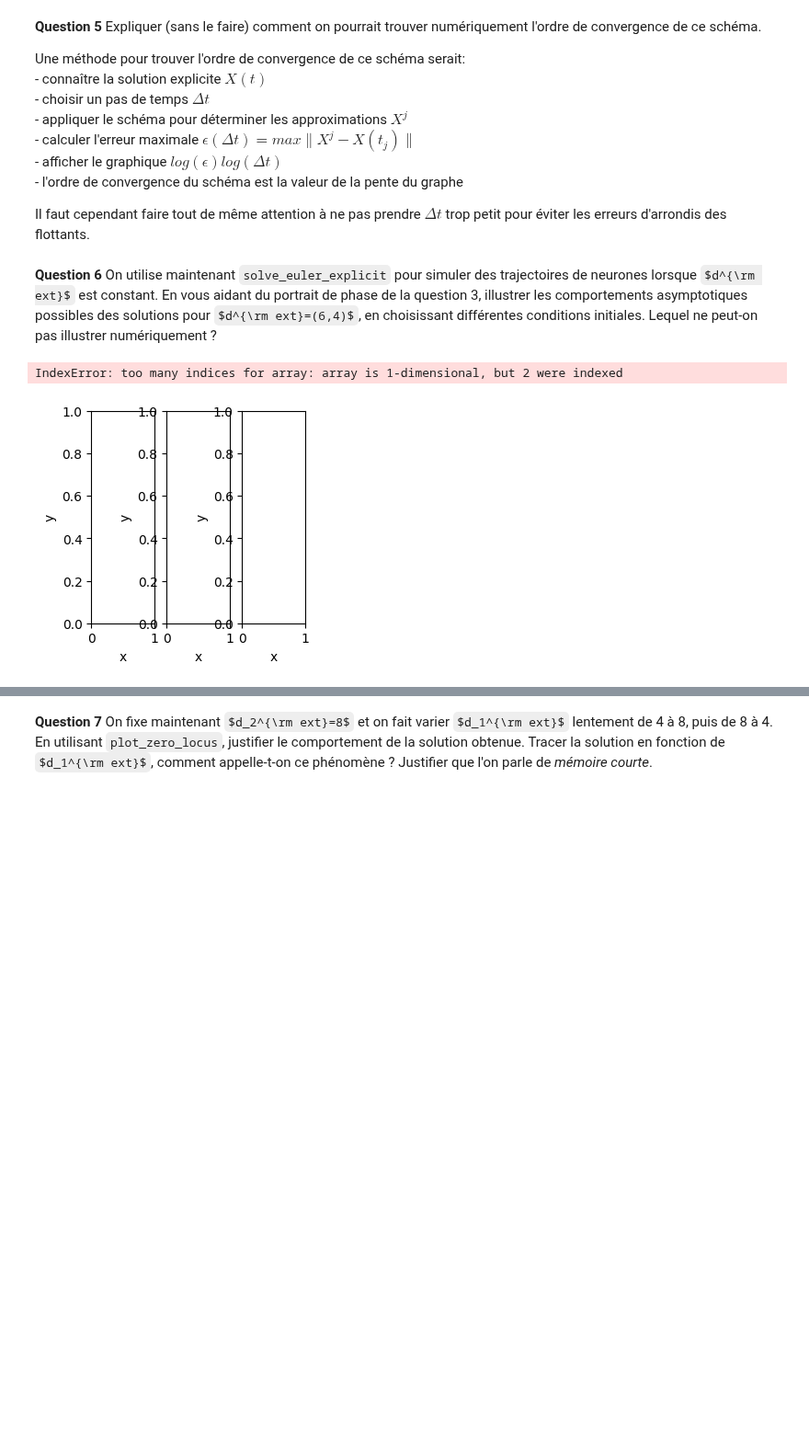
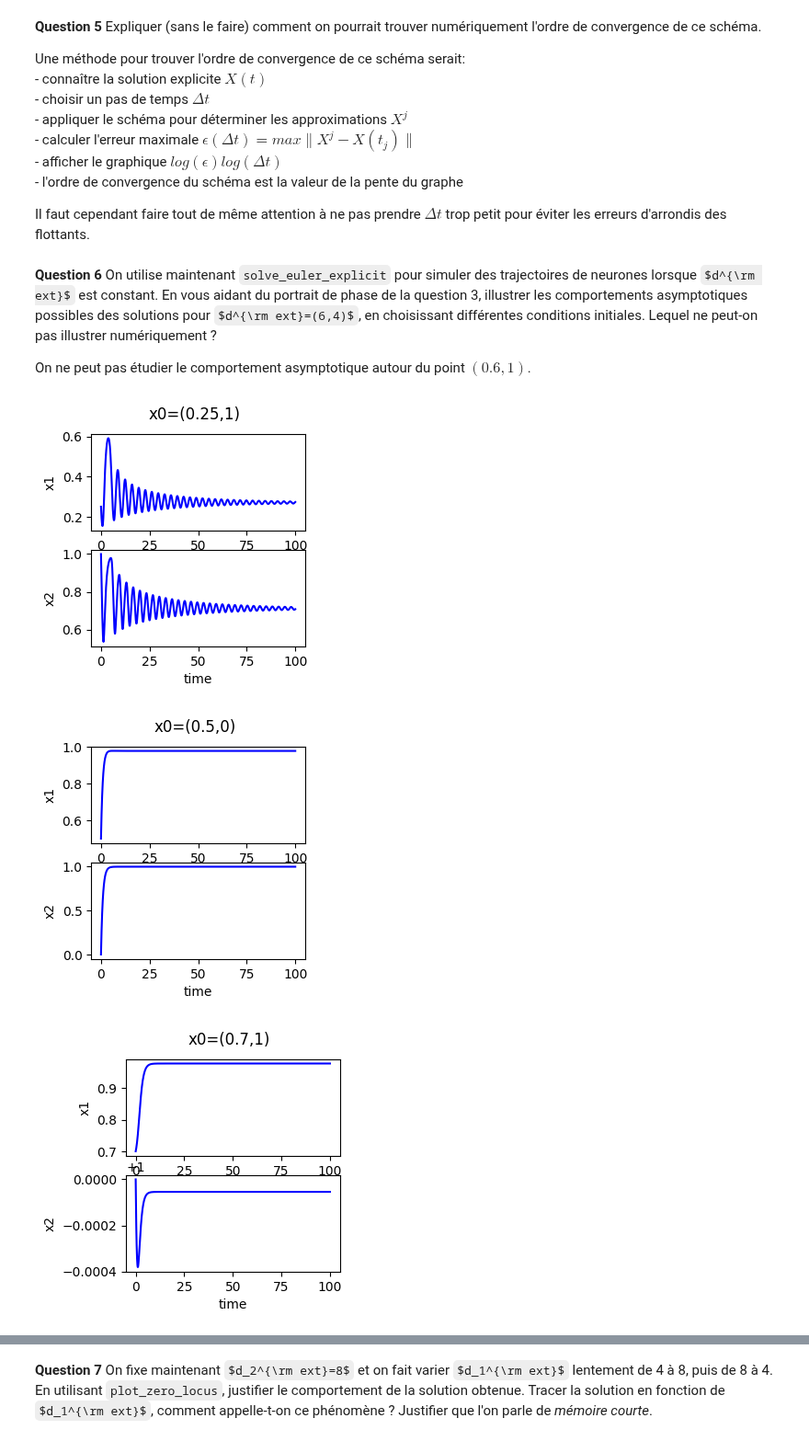
Before and after one commit to VDeumier/Projet_UE11, a Jupyter notebook: Projet Equations Différentielles.ipynb, the cells around one changed output, grey strips where cells are left out. Shown at 92% size. Saved outputs shown, nothing was run; the diff lists cells and outputs as text; code cells hidden in the pictures; some formulas as TeX source; blank space fills up the shorter version.

```diff
--- a/Projet Equations Différentielles.ipynb
+++ b/Projet Equations Différentielles.ipynb
@@ -222,22 +225,61 @@ Il faut cependant faire tout de même attention à ne pas prendre $\Delta t$ tro
 # %% [markdown]
 
 **Question 6** On utilise maintenant ``solve_euler_explicit`` pour simuler des trajectoires de neurones lorsque $d^{\rm ext}$ est constant. En vous aidant du portrait de phase de la question 3, illustrer les comportements asymptotiques possibles des solutions pour $d^{\rm ext}=(6,4)$, en choisissant différentes conditions initiales. Lequel ne peut-on pas illustrer numériquement ?
+
+On ne peut pas étudier le comportement asymptotique autour du point $(0.6,1)$.
-# %%
-def f_d_ext_constant(t,x):
-    d_ext = np.array([6.0,4.0])
-    return -x + sigmoid(np.dot(W,x)+d_ext)
-
-x0 = np.array([0.7,1])
-dt = 0.1
-t0, tf = 0.0, 100.0
-fig, axes = plt.subplots(1, 3)
-for ax in axes.flat:
-    ax.set(xlabel='x', ylabel='y')
-for i in range(3):
-    time, x = solve_euler_explicit(f_d_ext_constant, x0, dt, t0, tf)
-    axes[1,i].set_title("x0=(0.7,1)")
-    axes[1,i].plot(x[0],x[1])
-plt.show()
-# %% [output]
-IndexError: too many indices for array: array is 1-dimensional, but 2 were indexed
-[figure, removed]
+# %%
+def f_d_ext_constant(t,x):
+    d_ext = np.array([6.0,4.0])
+    return -x + sigmoid(np.dot(W,x)+d_ext)
+dt = 0.1
+t0, tf = 0.0, 100.0
+
+x0 = np.array([0.25,1])
+fig, (ax1, ax2) = plt.subplots(2)
+fig.suptitle("x0=(0.25,1)")
+time,values=solve_euler_explicit(f_d_ext_constant,x0, dt, t0, tf)
+x1=[values[i][0] for i in range(len(values))]
+x2=[values[i][1] for i in range(len(values))]
+ax1.plot(time,x1,"b")
+ax1.set(xlabel="time",ylabel="x1")
+ax2.plot(time,x2,"b")
+ax2.set(xlabel="time",ylabel="x2")
+
+x0 = np.array([0.5,0])
+fig, (ax1, ax2) = plt.subplots(2)
+fig.suptitle("x0=(0.5,0)")
+time,values=solve_euler_explicit(f_d_ext_constant,x0, dt, t0, tf)
+x1=[values[i][0] for i in range(len(values))]
+x2=[values[i][1] for i in range(len(values))]
+ax1.plot(time,x1,"b")
+ax1.set(xlabel="time",ylabel="x1")
+ax2.plot(time,x2,"b")
+ax2.set(xlabel="time",ylabel="x2")
+
+x0 = np.array([0.7,1])
+fig, (ax1, ax2) = plt.subplots(2)
+fig.suptitle("x0=(0.7,1)")
+time,values=solve_euler_explicit(f_d_ext_constant,x0, dt, t0, tf)
+x1=[values[i][0] for i in range(len(values))]
+x2=[values[i][1] for i in range(len(values))]
+ax1.plot(time,x1,"b")
+ax1.set(xlabel="time",ylabel="x1")
+ax2.plot(time,x2,"b")
+ax2.set(xlabel="time",ylabel="x2")
+
+x0 = np.array([0.2,0.5])
+fig, (ax1, ax2) = plt.subplots(2)
+fig.suptitle("x0=(0.2,0.5)")
+time,values=solve_euler_explicit(f_d_ext_constant,x0, dt, t0, tf)
+x1=[values[i][0] for i in range(len(values))]
+x2=[values[i][1] for i in range(len(values))]
+ax1.plot(time,x1,"b")
+ax1.set(xlabel="time",ylabel="x1")
+ax2.plot(time,x2,"b")
+ax2.set(xlabel="time",ylabel="x2")
+
+plt.show()
+# %% [output]
+[figure, added]
+[figure, added]
+[figure, added]
```
Also changed, not shown: parts of 5 cells of this notebook.
